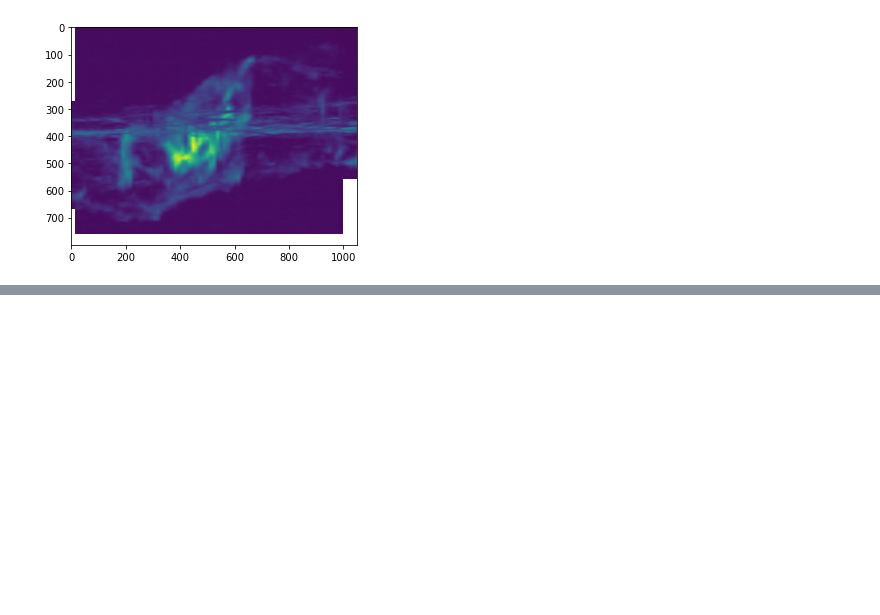
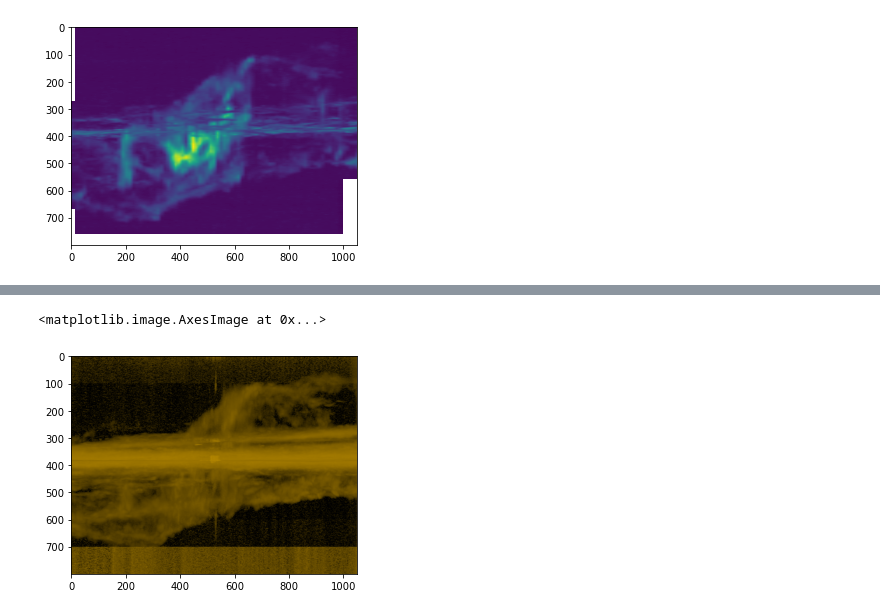
Before and after one commit to keflavich/CMZDataSetVisualizations, a Jupyter notebook: FullCMZVisualizations.ipynb, the cells around one changed output, grey strips where cells are left out. Cells and saved outputs as stored; diff of their text form; code cells hidden in the pictures; blank space fills up the shorter version.

```diff
--- a/FullCMZVisualizations.ipynb
+++ b/FullCMZVisualizations.ipynb
@@ -270,0 +286,9 @@ Clipping input data to the valid range for imshow with RGB data ([0..1] for floa
+# %%
+red_hi = np.array([norm_hi(lv_hi_mx.value)*0.7,  np.zeros_like(lv_hi_mx.value), np.zeros_like(lv_hi_mx).value]).swapaxes(0,2).swapaxes(0,1)
+hsv_hi = rgb_to_hsv(red_hi)
+hsv_hi[:,:,0] = (hsv_hi[:,:,0]+45/360.)
+orange_hi = hsv_to_rgb(hsv_hi)
+pl.imshow(orange_hi)
+# %% [output]
+<matplotlib.image.AxesImage at 0x...>
+[figure, added]
```
Also changed, not shown: parts of 8 cells of this notebook.
